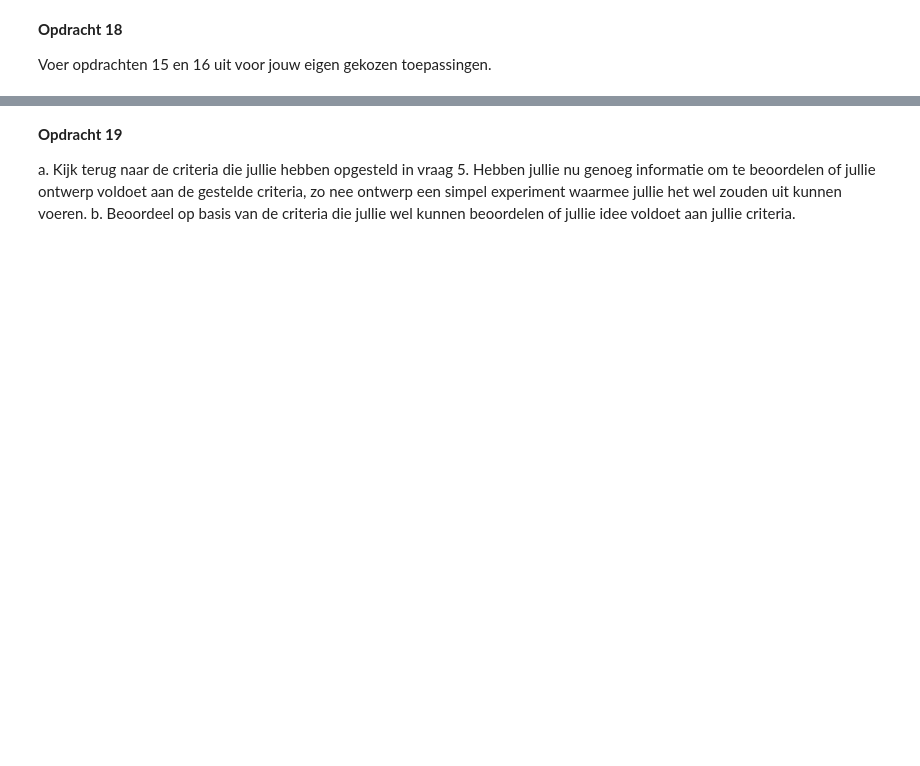
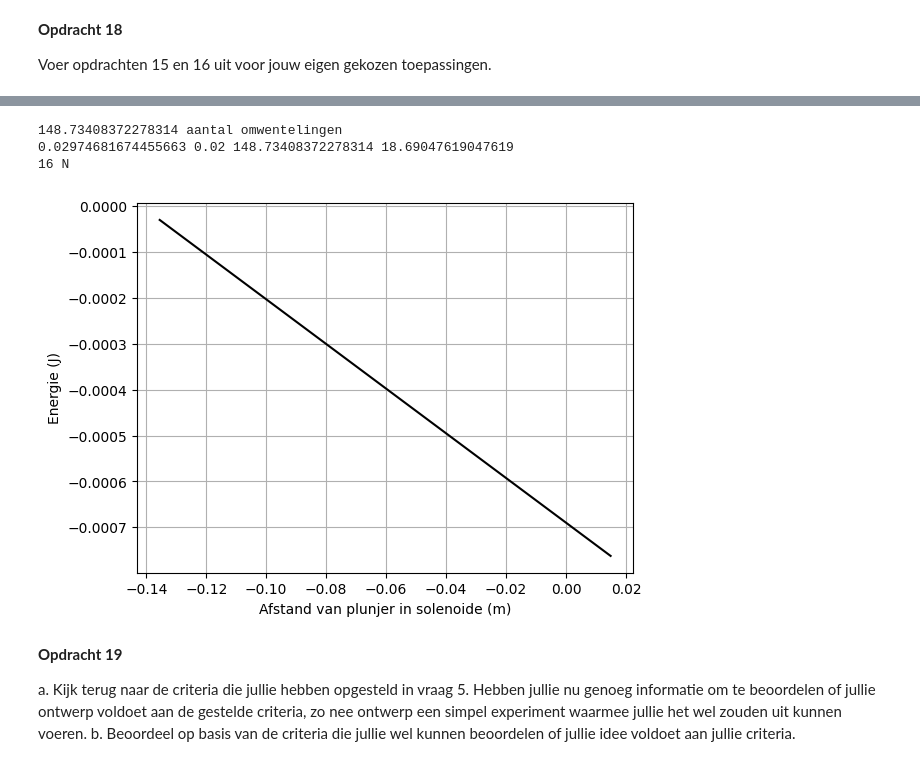
Before and after one commit to owenvanderwal/opdrachten-DEF-D, a Jupyter notebook: DigitaleOntwerpopdrachten/1CondensatorOpdracht/KrachtactuatorOpdracht.ipynb, the cells around one changed output, grey strips where cells are left out. Drawn from its saved outputs; the diff is of its cells as text; code cells hidden in the pictures; blank space fills up the shorter version.

```diff
--- a/DigitaleOntwerpopdrachten/1CondensatorOpdracht/KrachtactuatorOpdracht.ipynb
+++ b/DigitaleOntwerpopdrachten/1CondensatorOpdracht/KrachtactuatorOpdracht.ipynb
@@ -675,0 +680,11 @@ l = 0.08??
+# %%
+l_draad = 8.41
+r_sol = 0.01
+aantal_omwentelingen = l_draad / (2 * np.pi * r_sol)
+print(aantal_omwentelingen,'aantal omwentelingen')
+L_sol = 0.1e-3*aantal_omwentelingen
+print(L_sol,'lengte in m')
+I = 0.5
+
+force_analytical = mu_0*mu_r*np.pi*r_sol**2*aantal_omwentelingen**2*I**2/2/L_sol**2 # Kracht uitrekenen numeriek
+print(round(force_analytical), 'N')
@@ -686,3 +830,27 @@ Voer opdrachten 15 en 16 uit voor jouw eigen gekozen toepassingen.
+# %%
+r_sol = 0.02
+R = 20 / 2
+A = 3.14e-8
+rho = 1.68e-8
+l_draad = R * A /rho
+aantal_omwenteling = l_draad / (2 * np.pi * r_sol)
+I = 2
+print(aantal_omwenteling,'aantal omwentelingen')
+L_sol = 0.2e-3*aantal_omwenteling
+mu_r = 1000 # relatieve permeabiliteit van ijzer
+mu_0 = 4 * np.pi * 1e-7 # permeabiliteit van vrije ruimte
+Wz=-0.5*np.pi*r_sol**2*np.cumsum(np.flipud(H_ax)*mu_r*mu_0*np.flipud(H_ax))*(z_ax[1] - z_ax[0])
+
+plt.plot(L_sol/2 - z_ax, np.flipud(Wz), '-k')
+plt.xlabel('Afstand van plunjer in solenoide (m)'), plt.ylabel('Energie (J)'), plt.grid()
+print(L_sol, r_sol, aantal_omwenteling,l_draad,)
+force_analytical = mu_0*mu_r*np.pi*r_sol**2*aantal_omwentelingen**2*I**2/2/L_sol**2 # Kracht uitrekenen numeriek
+print(round(force_analytical), 'N')
+# %% [output]
+148.73408372278314 aantal omwentelingen
+0.02974681674455663 0.02 148.73408372278314 18.69047619047619
+16 N
+[figure, added]
 # %% [markdown]
 **Opdracht 19**
 
```
Also changed, not shown: parts of 8 cells of this notebook.
